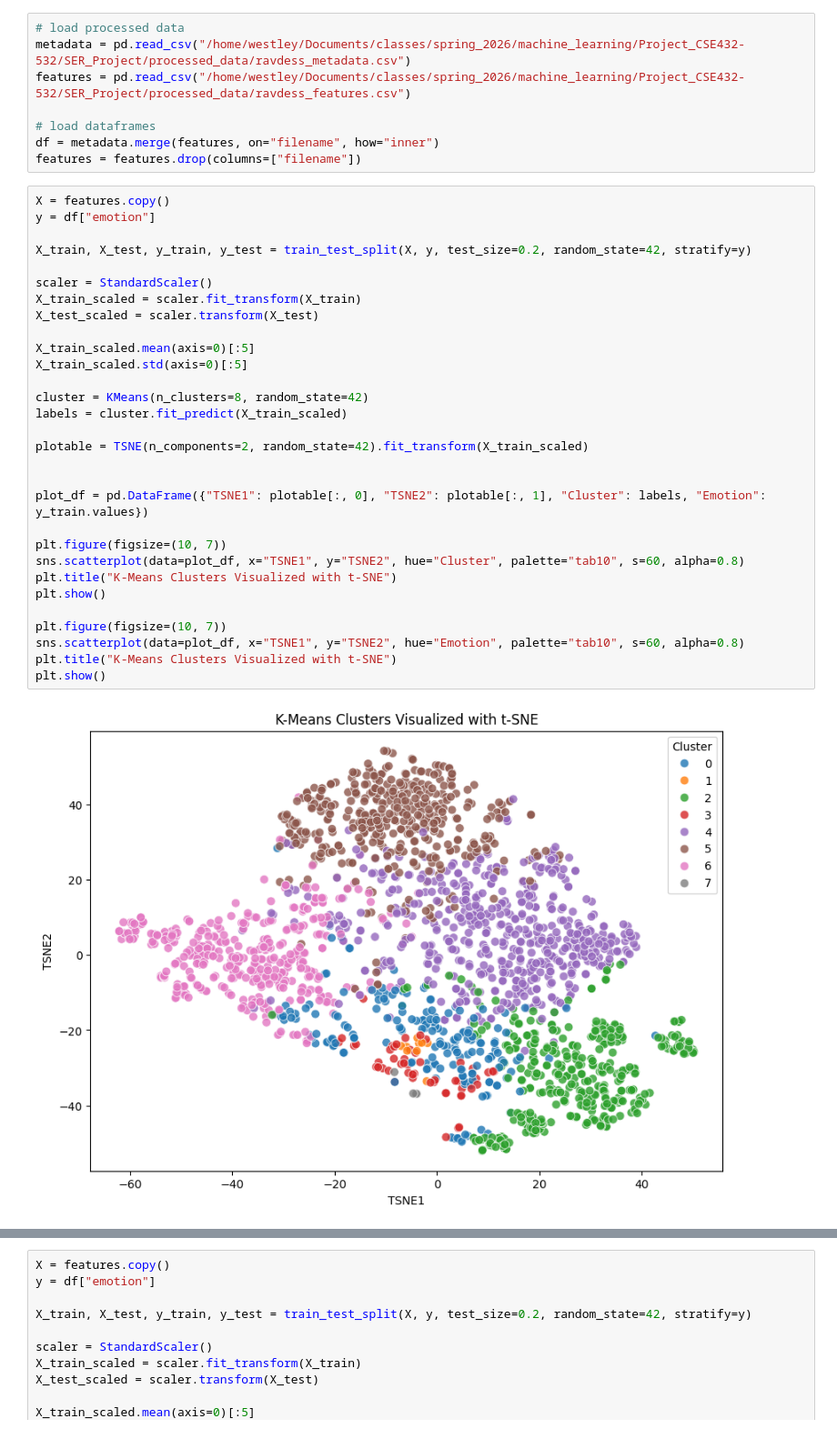
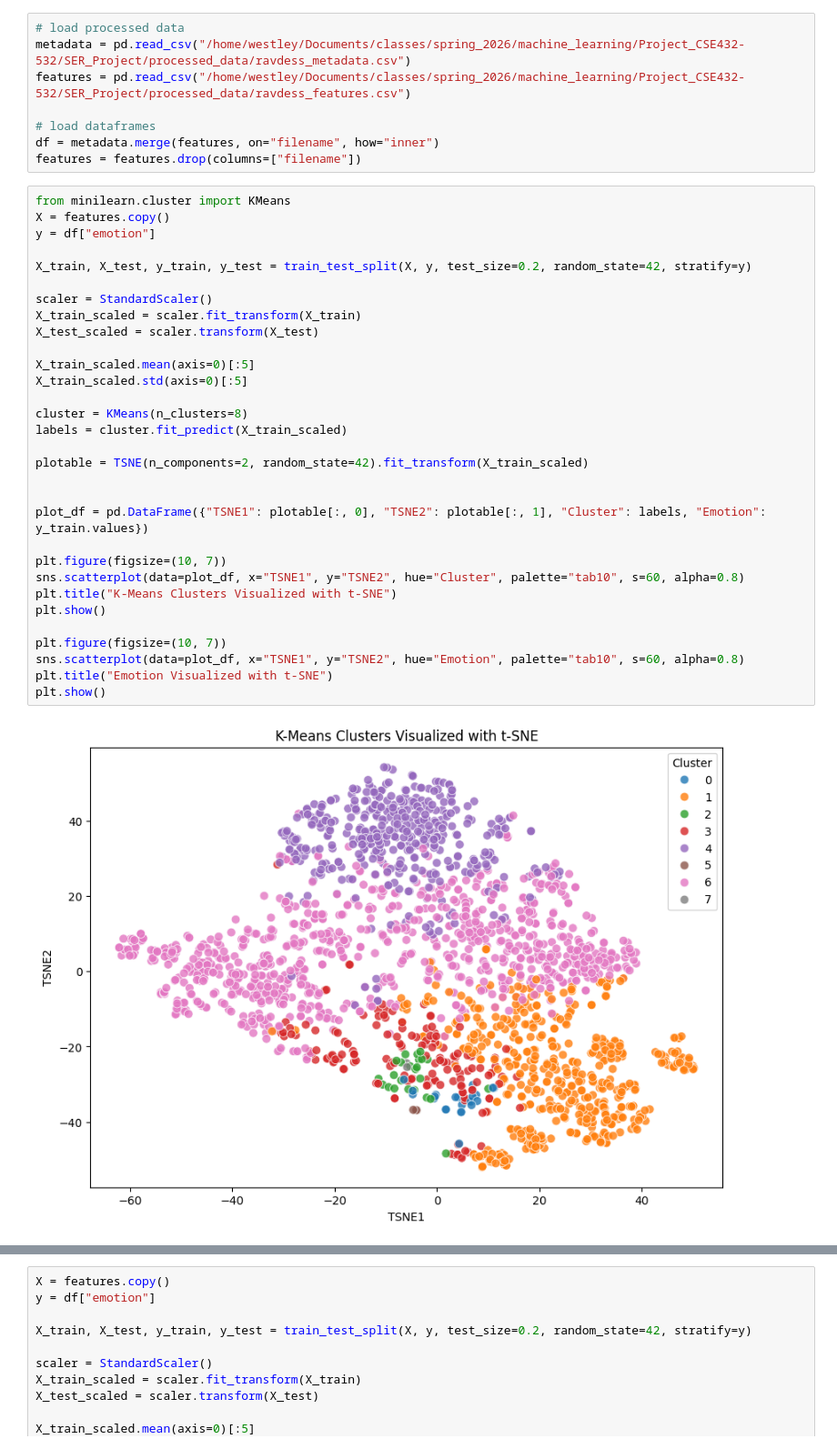
Before and after one commit to DylanBKendall/Project_CSE432-532, a Jupyter notebook: SER_Project/notebooks/clustering.ipynb, the cells around one changed output, grey strips where cells are left out. Shown at 91% size. Cells and saved outputs as stored; diff of their text form.

Commit message:
Finally got kmeans working

```diff
--- a/SER_Project/notebooks/clustering.ipynb
+++ b/SER_Project/notebooks/clustering.ipynb
@@ -35,35 +35,36 @@ features = pd.read_csv("/home/westley/Documents/classes/spring_2026/machine_lear
 df = metadata.merge(features, on="filename", how="inner")
 features = features.drop(columns=["filename"])
 # %%
+from minilearn.cluster import KMeans
 X = features.copy()
 y = df["emotion"]
 
 X_train, X_test, y_train, y_test = train_test_split(X, y, test_size=0.2, random_state=42, stratify=y)
 
 scaler = StandardScaler()
 X_train_scaled = scaler.fit_transform(X_train)
 X_test_scaled = scaler.transform(X_test)
 
 X_train_scaled.mean(axis=0)[:5]
 X_train_scaled.std(axis=0)[:5]
 
-cluster = KMeans(n_clusters=8, random_state=42)
+cluster = KMeans(n_clusters=8)
 labels = cluster.fit_predict(X_train_scaled)
 
 plotable = TSNE(n_components=2, random_state=42).fit_transform(X_train_scaled)
 
 
 plot_df = pd.DataFrame({"TSNE1": plotable[:, 0], "TSNE2": plotable[:, 1], "Cluster": labels, "Emotion": y_train.values})
 
 plt.figure(figsize=(10, 7))
 sns.scatterplot(data=plot_df, x="TSNE1", y="TSNE2", hue="Cluster", palette="tab10", s=60, alpha=0.8)
 plt.title("K-Means Clusters Visualized with t-SNE")
 plt.show()
 
 plt.figure(figsize=(10, 7))
 sns.scatterplot(data=plot_df, x="TSNE1", y="TSNE2", hue="Emotion", palette="tab10", s=60, alpha=0.8)
-plt.title("K-Means Clusters Visualized with t-SNE")
+plt.title("Emotion Visualized with t-SNE")
 plt.show()
 # %% [output]
-[figure, old version]
+[figure, new version]
 [figure]
```
Also changed, not shown: parts of 1 cell of this notebook, 1 other file.
